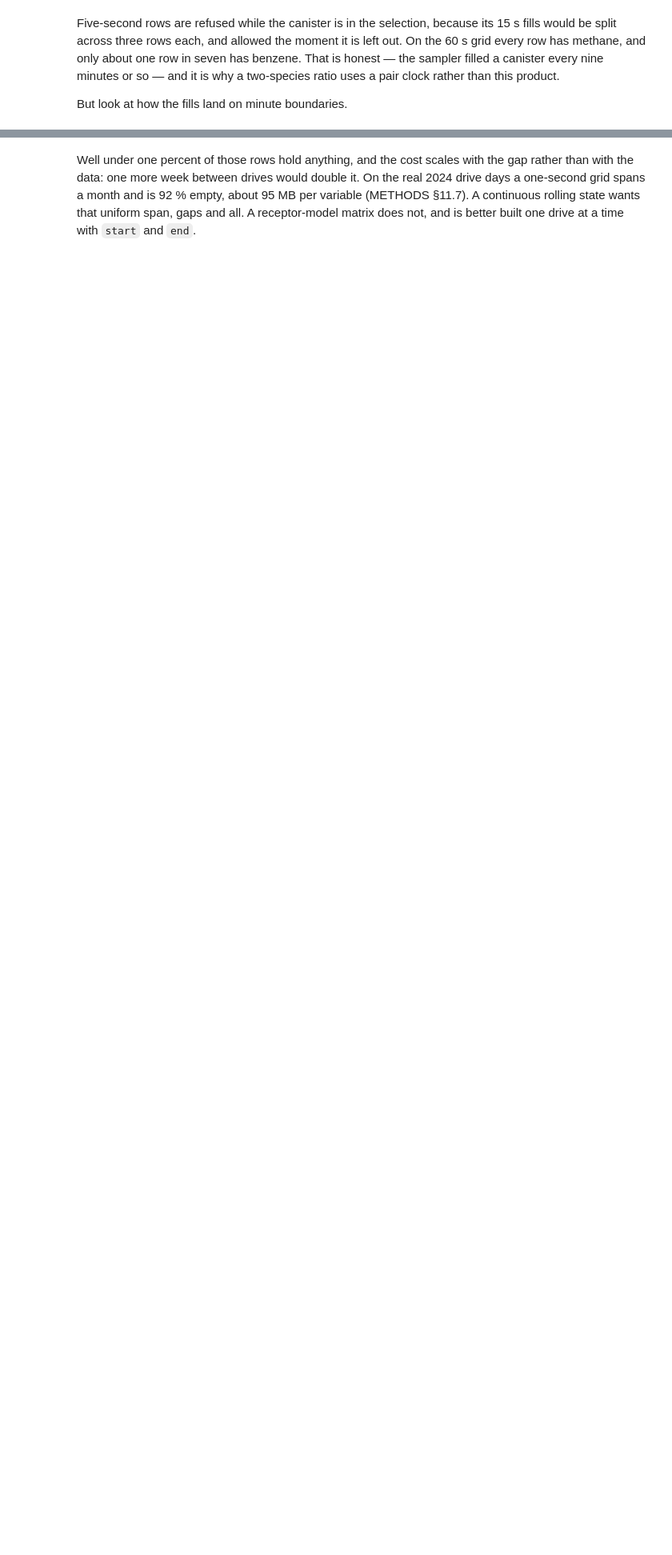
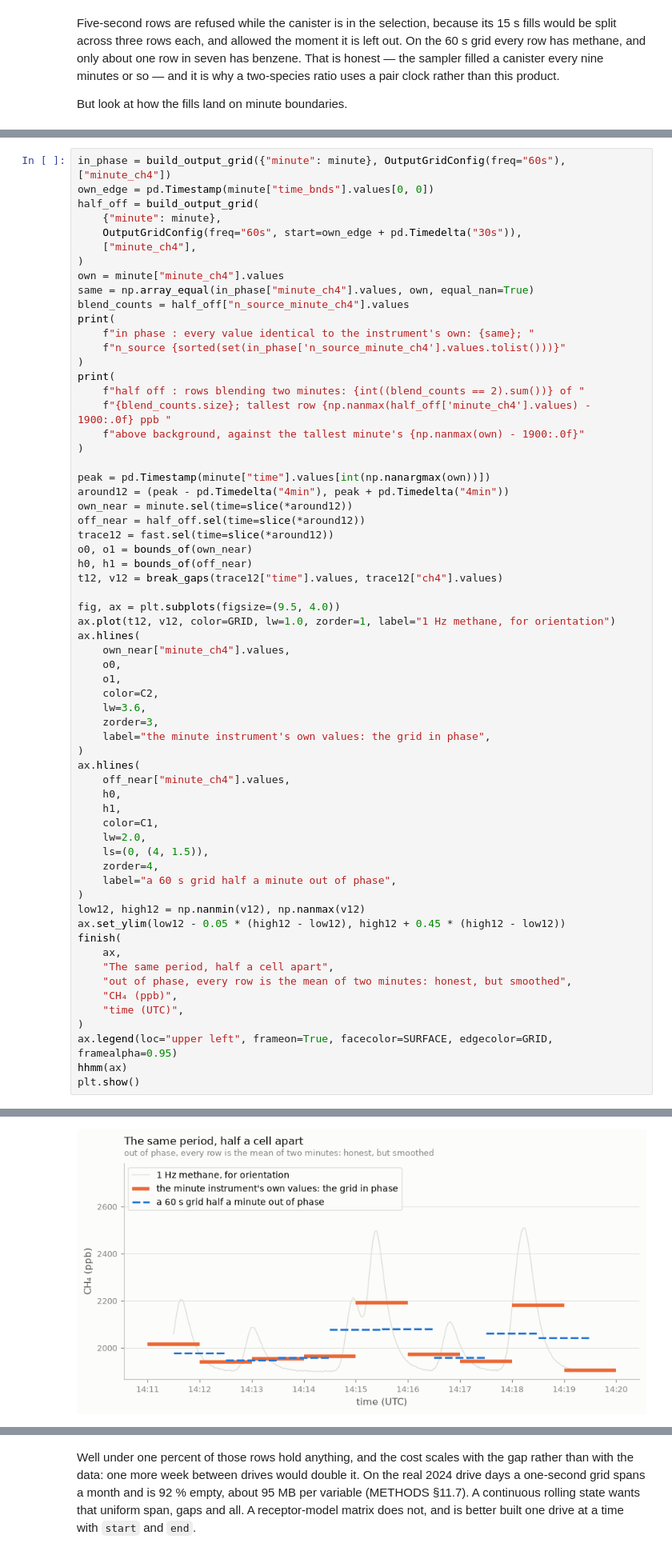
Before and after one commit to agmeyer4/tsara, a Jupyter notebook: examples/notebooks/04_alignment_walkthrough.ipynb, the cells around one changed output, grey strips where cells are left out. Shown at 80% size. Cells and saved outputs as stored; diff of their text form; blank space fills up the shorter version.

```diff
--- a/examples/notebooks/04_alignment_walkthrough.ipynb
+++ b/examples/notebooks/04_alignment_walkthrough.ipynb
@@ -2339,0 +2654,64 @@ the drives into the matrix too. Two thirty-minute drives a week apart:
+# %%
+in_phase = build_output_grid({"minute": minute}, OutputGridConfig(freq="60s"), ["minute_ch4"])
+own_edge = pd.Timestamp(minute["time_bnds"].values[0, 0])
+half_off = build_output_grid(
+    {"minute": minute},
+    OutputGridConfig(freq="60s", start=own_edge + pd.Timedelta("30s")),
+    ["minute_ch4"],
+)
+own = minute["minute_ch4"].values
+same = np.array_equal(in_phase["minute_ch4"].values, own, equal_nan=True)
+blend_counts = half_off["n_source_minute_ch4"].values
+print(
+    f"in phase : every value identical to the instrument's own: {same}; "
+    f"n_source {sorted(set(in_phase['n_source_minute_ch4'].values.tolist()))}"
+)
+print(
+    f"half off : rows blending two minutes: {int((blend_counts == 2).sum())} of "
+    f"{blend_counts.size}; tallest row {np.nanmax(half_off['minute_ch4'].values) - 1900:.0f} ppb "
+    f"above background, against the tallest minute's {np.nanmax(own) - 1900:.0f}"
+)
+
+peak = pd.Timestamp(minute["time"].values[int(np.nanargmax(own))])
+around12 = (peak - pd.Timedelta("4min"), peak + pd.Timedelta("4min"))
+own_near = minute.sel(time=slice(*around12))
+off_near = half_off.sel(time=slice(*around12))
+trace12 = fast.sel(time=slice(*around12))
+o0, o1 = bounds_of(own_near)
+h0, h1 = bounds_of(off_near)
+t12, v12 = break_gaps(trace12["time"].values, trace12["ch4"].values)
+
+fig, ax = plt.subplots(figsize=(9.5, 4.0))
+ax.plot(t12, v12, color=GRID, lw=1.0, zorder=1, label="1 Hz methane, for orientation")
+ax.hlines(
+    own_near["minute_ch4"].values,
+    o0,
+    o1,
+    color=C2,
+    lw=3.6,
+    zorder=3,
+    label="the minute instrument's own values: the grid in phase",
+)
+ax.hlines(
+    off_near["minute_ch4"].values,
+    h0,
+    h1,
+    color=C1,
+    lw=2.0,
+    ls=(0, (4, 1.5)),
+    zorder=4,
+    label="a 60 s grid half a minute out of phase",
+)
+low12, high12 = np.nanmin(v12), np.nanmax(v12)
+ax.set_ylim(low12 - 0.05 * (high12 - low12), high12 + 0.45 * (high12 - low12))
+finish(
+    ax,
+    "The same period, half a cell apart",
+    "out of phase, every row is the mean of two minutes: honest, but smoothed",
+    "CH₄ (ppb)",
+    "time (UTC)",
+)
+ax.legend(loc="upper left", frameon=True, facecolor=SURFACE, edgecolor=GRID, framealpha=0.95)
+hhmm(ax)
+plt.show()
+# %% [output]
@@ -2339,0 +2721 @@ the drives into the matrix too. Two thirty-minute drives a week apart:
+[figure, added]
```
Also changed, not shown: parts of 27 cells of this notebook.
